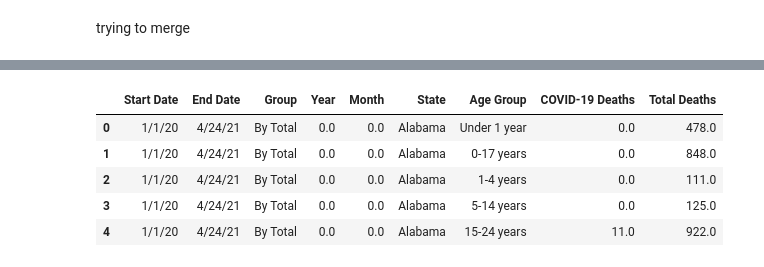
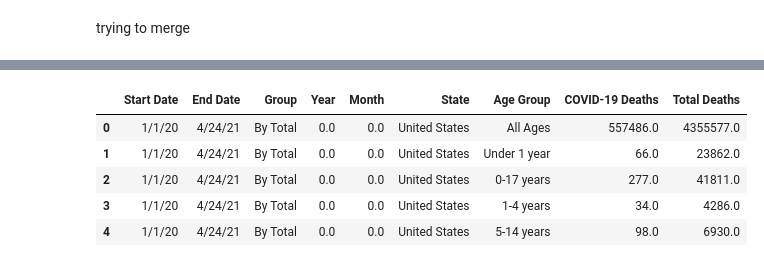
Before and after one commit to jenniecinelli/project_one, a Jupyter notebook: jennie cleaning notebook.ipynb, the cells around one changed output, grey strips where cells are left out. Drawn from its saved outputs; the diff is of its cells as text; code cells hidden in the pictures.

```diff
--- a/jennie cleaning notebook.ipynb
+++ b/jennie cleaning notebook.ipynb
@@ -156,10 +147,10 @@ race_data.head()
 # %%
-age_data = pd.read_csv("Folder2/age-data.csv")
+age_data = pd.read_csv("Folder2/us-age-data.csv")
 age_data.head()
 # %% [output]
 |  | Start Date | End Date | Group | Year | Month | State | Age Group | COVID-19 Deaths | Total Deaths |
-| 0 | 1/1/20 | 4/24/21 | By Total | 0.0 | 0.0 | Alabama | Under 1 year | 0.0 | 478.0 |
-| 1 | 1/1/20 | 4/24/21 | By Total | 0.0 | 0.0 | Alabama | 0-17 years | 0.0 | 848.0 |
-| 2 | 1/1/20 | 4/24/21 | By Total | 0.0 | 0.0 | Alabama | 1-4 years | 0.0 | 111.0 |
-| 3 | 1/1/20 | 4/24/21 | By Total | 0.0 | 0.0 | Alabama | 5-14 years | 0.0 | 125.0 |
-| 4 | 1/1/20 | 4/24/21 | By Total | 0.0 | 0.0 | Alabama | 15-24 years | 11.0 | 922.0 |
+| 0 | 1/1/20 | 4/24/21 | By Total | 0.0 | 0.0 | United States | All Ages | 557486.0 | 4355577.0 |
+| 1 | 1/1/20 | 4/24/21 | By Total | 0.0 | 0.0 | United States | Under 1 year | 66.0 | 23862.0 |
+| 2 | 1/1/20 | 4/24/21 | By Total | 0.0 | 0.0 | United States | 0-17 years | 277.0 | 41811.0 |
+| 3 | 1/1/20 | 4/24/21 | By Total | 0.0 | 0.0 | United States | 1-4 years | 34.0 | 4286.0 |
+| 4 | 1/1/20 | 4/24/21 | By Total | 0.0 | 0.0 | United States | 5-14 years | 98.0 | 6930.0 |
```
Also changed, not shown: parts of 36 cells of this notebook, 9 other files.
